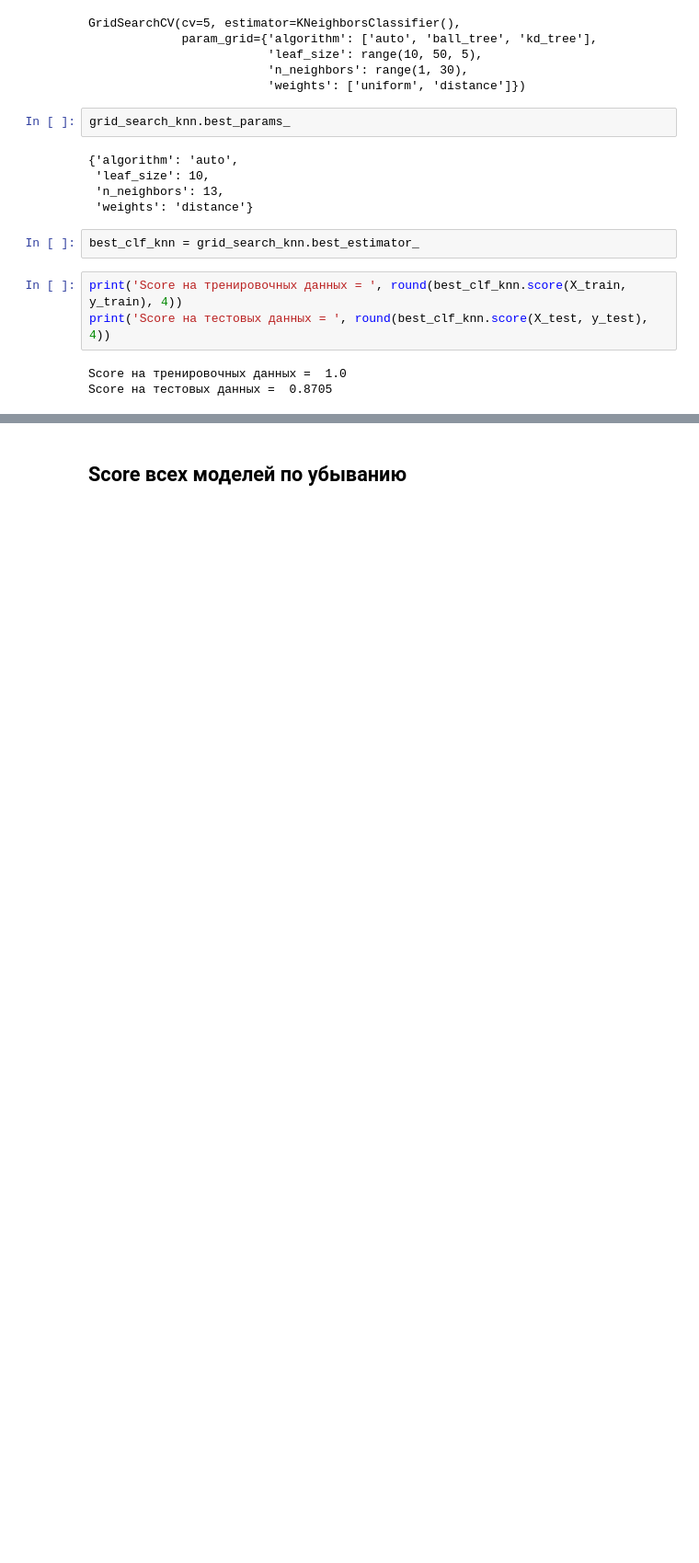
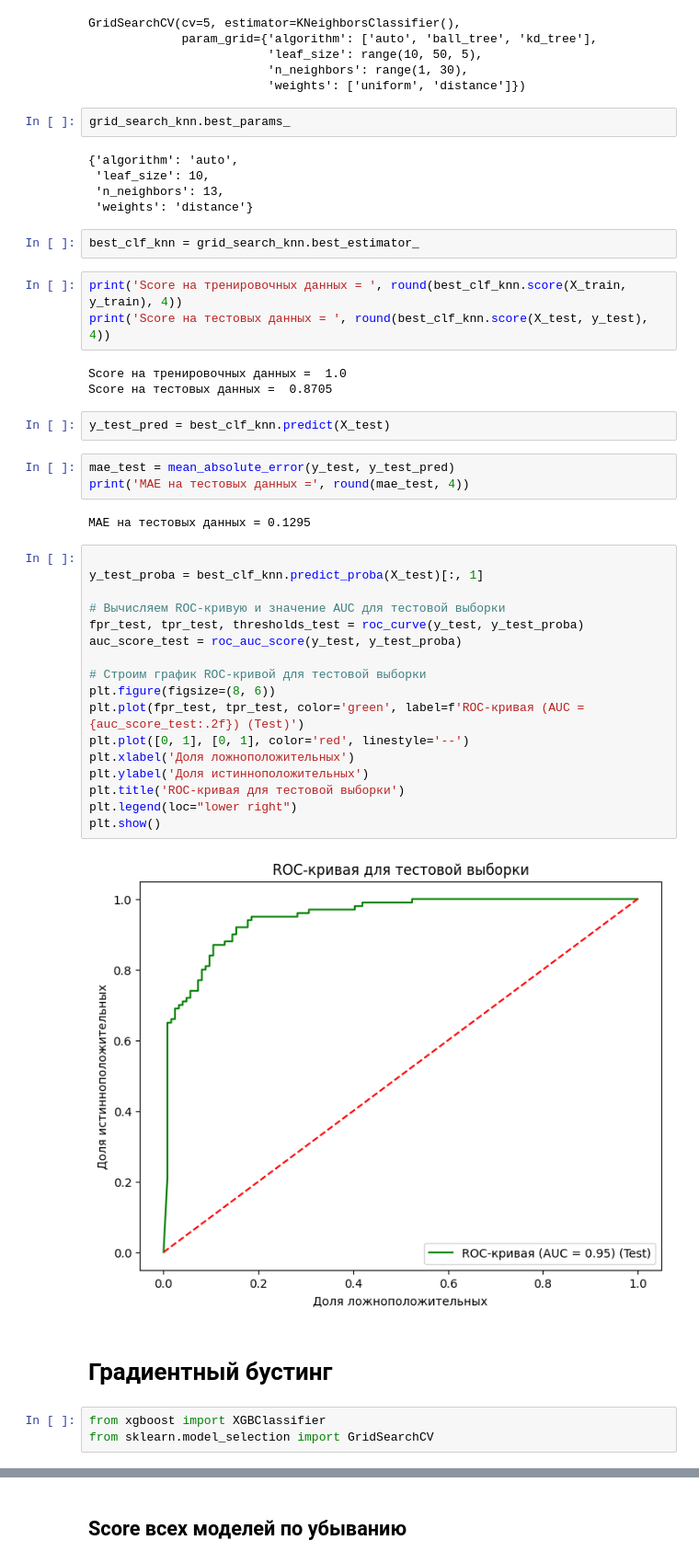
Before and after one commit to DenK5/Course_project_2, a Jupyter notebook: Heart Failure-main.ipynb, the cells around one changed output, grey strips where cells are left out. Shown at 92% size. Saved outputs shown, nothing was run; the diff lists cells and outputs as text; blank space fills up the shorter version.

```diff
--- a/Heart Failure-main.ipynb
+++ b/Heart Failure-main.ipynb
@@ -652,3 +623,34 @@ print('Score на тестовых данных = ', round(best_clf_knn.score(X_
 # %% [output]
 Score на тренировочных данных =  1.0
 Score на тестовых данных =  0.8705
+# %%
+y_test_pred = best_clf_knn.predict(X_test)
+# %%
+mae_test = mean_absolute_error(y_test, y_test_pred)
+print('MAE на тестовых данных =', round(mae_test, 4))
+# %% [output]
+MAE на тестовых данных = 0.1295
+# %%
+
+y_test_proba = best_clf_knn.predict_proba(X_test)[:, 1]
+
+# Вычисляем ROC-кривую и значение AUC для тестовой выборки
+fpr_test, tpr_test, thresholds_test = roc_curve(y_test, y_test_proba)
+auc_score_test = roc_auc_score(y_test, y_test_proba)
+
+# Строим график ROC-кривой для тестовой выборки
+plt.figure(figsize=(8, 6))
+plt.plot(fpr_test, tpr_test, color='green', label=f'ROC-кривая (AUC = {auc_score_test:.2f}) (Test)')
+plt.plot([0, 1], [0, 1], color='red', linestyle='--')
+plt.xlabel('Доля ложноположительных')
+plt.ylabel('Доля истинноположительных')
+plt.title('ROC-кривая для тестовой выборки')
+plt.legend(loc="lower right")
+plt.show()
+# %% [output]
+[figure, added]
+# %% [markdown]
+# Градиентный бустинг
+# %%
+from xgboost import XGBClassifier
+from sklearn.model_selection import GridSearchCV
```
Also changed, not shown: parts of 25 cells of this notebook.
